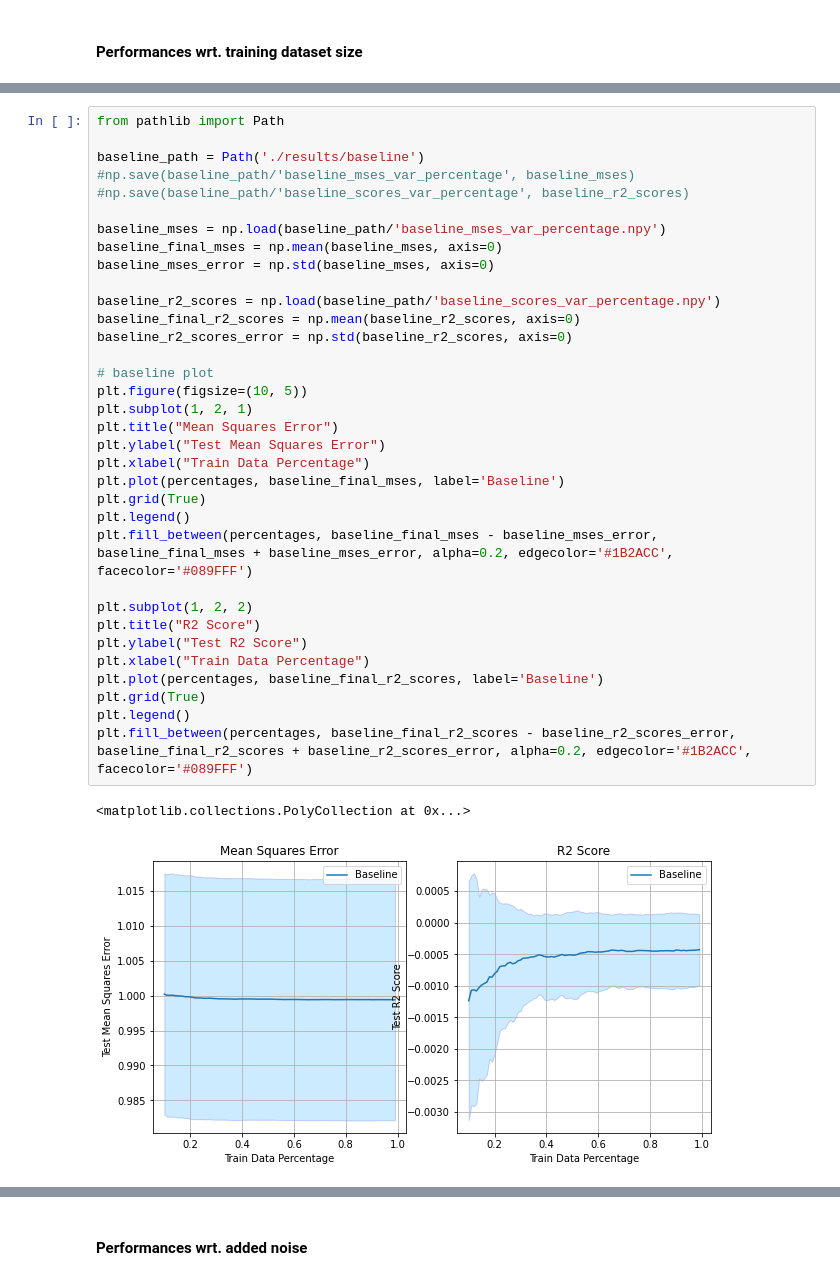
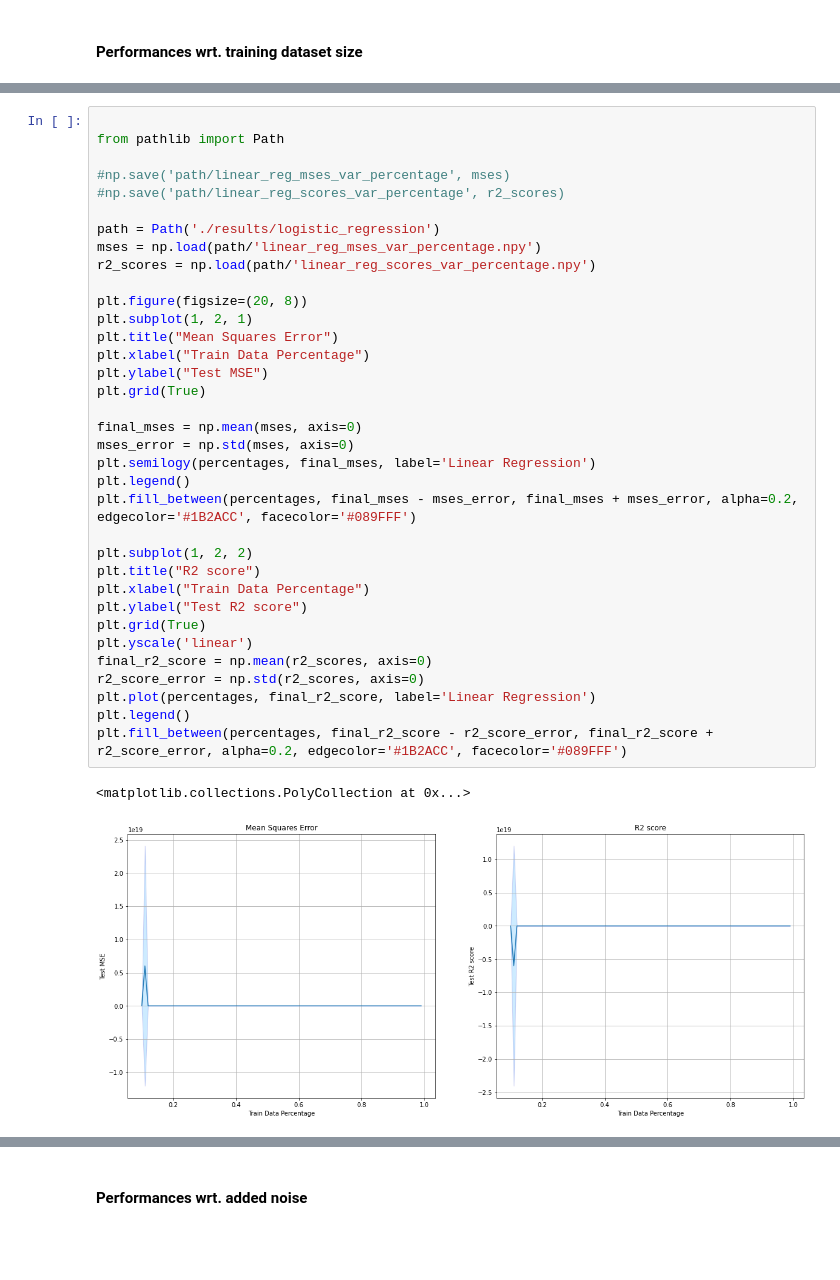
Before and after one commit to HaldiH/dm_project, a Jupyter notebook: linear_regression.ipynb, the cells around one changed output, grey strips where cells are left out. Saved outputs shown, nothing was run; the diff lists cells and outputs as text; blank space fills up the shorter version.

```diff
--- a/linear_regression.ipynb
+++ b/linear_regression.ipynb
@@ -160,37 +132,38 @@ for k in range(N_TRIALS):
 # %%
+
 from pathlib import Path
 
-baseline_path = Path('./results/baseline')
-#np.save(baseline_path/'baseline_mses_var_percentage', baseline_mses)
-#np.save(baseline_path/'baseline_scores_var_percentage', baseline_r2_scores)
+#np.save('path/linear_reg_mses_var_percentage', mses)
+#np.save('path/linear_reg_scores_var_percentage', r2_scores)
 
-baseline_mses = np.load(baseline_path/'baseline_mses_var_percentage.npy')
-baseline_final_mses = np.mean(baseline_mses, axis=0)
-baseline_mses_error = np.std(baseline_mses, axis=0)
+path = Path('./results/logistic_regression')
+mses = np.load(path/'linear_reg_mses_var_percentage.npy')
+r2_scores = np.load(path/'linear_reg_scores_var_percentage.npy')
 
-baseline_r2_scores = np.load(baseline_path/'baseline_scores_var_percentage.npy')
-baseline_final_r2_scores = np.mean(baseline_r2_scores, axis=0)
-baseline_r2_scores_error = np.std(baseline_r2_scores, axis=0)
-
-# baseline plot
-plt.figure(figsize=(10, 5))
+plt.figure(figsize=(20, 8))
 plt.subplot(1, 2, 1)
 plt.title("Mean Squares Error")
-plt.ylabel("Test Mean Squares Error")
 plt.xlabel("Train Data Percentage")
-plt.plot(percentages, baseline_final_mses, label='Baseline')
+plt.ylabel("Test MSE")
 plt.grid(True)
+
+final_mses = np.mean(mses, axis=0)
+mses_error = np.std(mses, axis=0)
+plt.semilogy(percentages, final_mses, label='Linear Regression')
 plt.legend()
-plt.fill_between(percentages, baseline_final_mses - baseline_mses_error,  baseline_final_mses + baseline_mses_error, alpha=0.2, edgecolor='#1B2ACC', facecolor='#089FFF')
+plt.fill_between(percentages, final_mses - mses_error, final_mses + mses_error, alpha=0.2, edgecolor='#1B2ACC', facecolor='#089FFF')
 
 plt.subplot(1, 2, 2)
-plt.title("R2 Score")
-plt.ylabel("Test R2 Score")
+plt.title("R2 score")
 plt.xlabel("Train Data Percentage")
-plt.plot(percentages, baseline_final_r2_scores, label='Baseline')
+plt.ylabel("Test R2 score")
 plt.grid(True)
+plt.yscale('linear')
+final_r2_score = np.mean(r2_scores, axis=0)
+r2_score_error = np.std(r2_scores, axis=0)
+plt.plot(percentages, final_r2_score, label='Linear Regression')
 plt.legend()
-plt.fill_between(percentages, baseline_final_r2_scores - baseline_r2_scores_error,  baseline_final_r2_scores + baseline_r2_scores_error, alpha=0.2, edgecolor='#1B2ACC', facecolor='#089FFF')
+plt.fill_between(percentages, final_r2_score - r2_score_error, final_r2_score + r2_score_error, alpha=0.2, edgecolor='#1B2ACC', facecolor='#089FFF')
 # %% [output]
 <matplotlib.collections.PolyCollection at 0x...>
-[figure, old version]
+[figure, new version]
```
Also changed, not shown: parts of 10 cells of this notebook, 1 other file.
